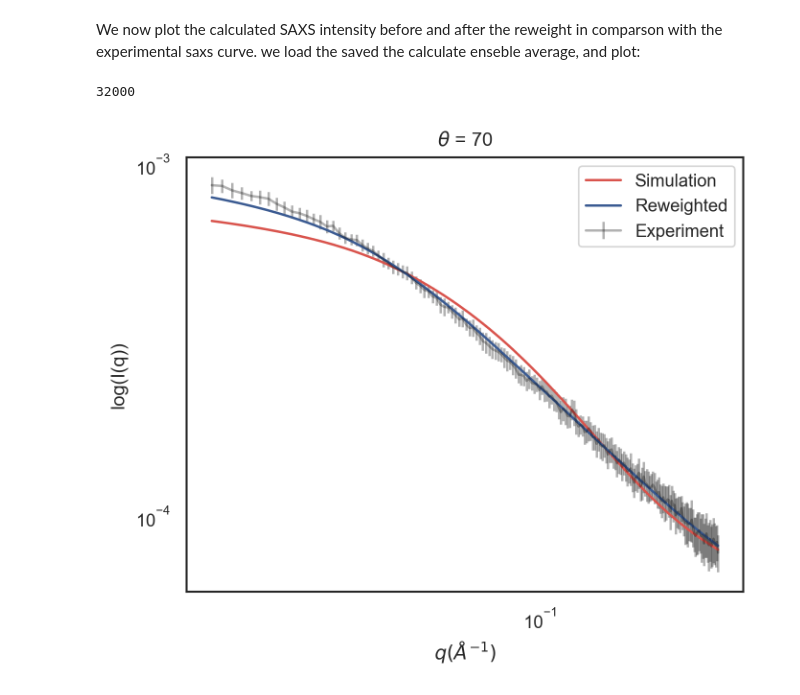
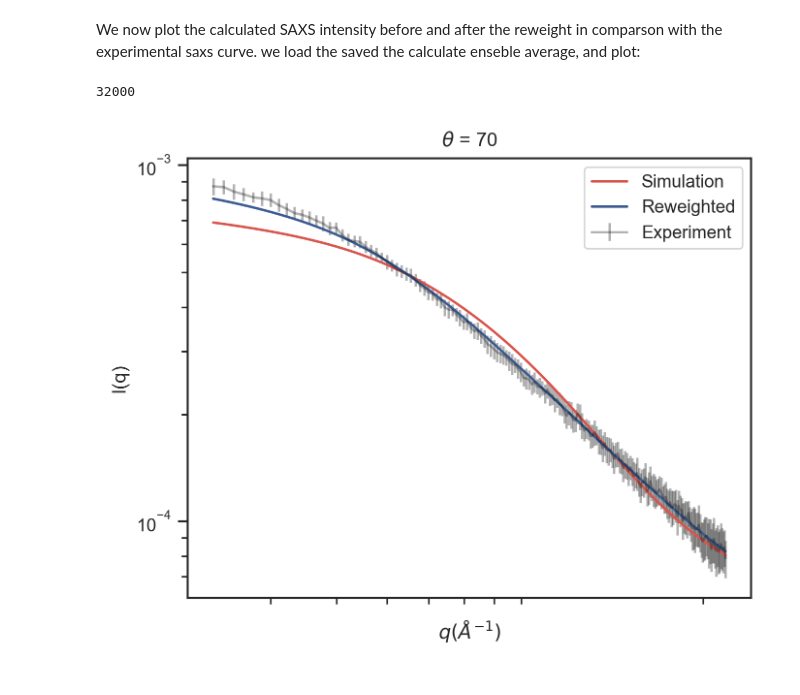
Before and after one commit to KULL-Centre/papers, a Jupyter notebook: 2019/IDP-methods-Ahmed-et-al/notebook/notebook_09_06_2019.ipynb, the cells around one changed output. Cells and saved outputs as stored; diff of their text form; code cells hidden in the pictures.

```diff
--- a/2019/IDP-methods-Ahmed-et-al/notebook/notebook_09_06_2019.ipynb
+++ b/2019/IDP-methods-Ahmed-et-al/notebook/notebook_09_06_2019.ipynb
@@ -471,21 +465,24 @@ We now plot the calculated SAXS intensity before and after the reweight in compa
 # %%
 ### load SAXS profiles saved by BME
 sts = np.loadtxt("example2_4_.stats.dat");
 
 ## plot figure
 fig, ax1 = plt.subplots(figsize=(5, 4))
 plt.plot(sts[:,0],sts[:,3],label="Simulation",c=c2 )
 plt.plot(sts[:,0],sts[:,4],label="Reweighted" ,c=c3)
 plt.title(r"$\theta$ = " + np.str(theta))
 print(len(Rg))
 plt.errorbar(sts[:,0],sts[:,1],yerr=sts[:,2],alpha=0.3,label="Experiment", c=c1)
 plt.xlabel("$q (\AA^{-1})$")
 #plt.yscale('log')
 plt.loglog()
+sns.set_style("ticks")
+plt.xticks(np.arange(1, 0, step=0.2))
+
 plt.legend( prop={'size': 7.5})
-plt.ylabel("log(I(q))",)
+plt.ylabel("I(q)",)
 plt.legend()
 plt.show()
 # %% [output]
 32000
-[figure, old version]
+[figure, new version]
```
Also changed, not shown: parts of 9 cells of this notebook.
